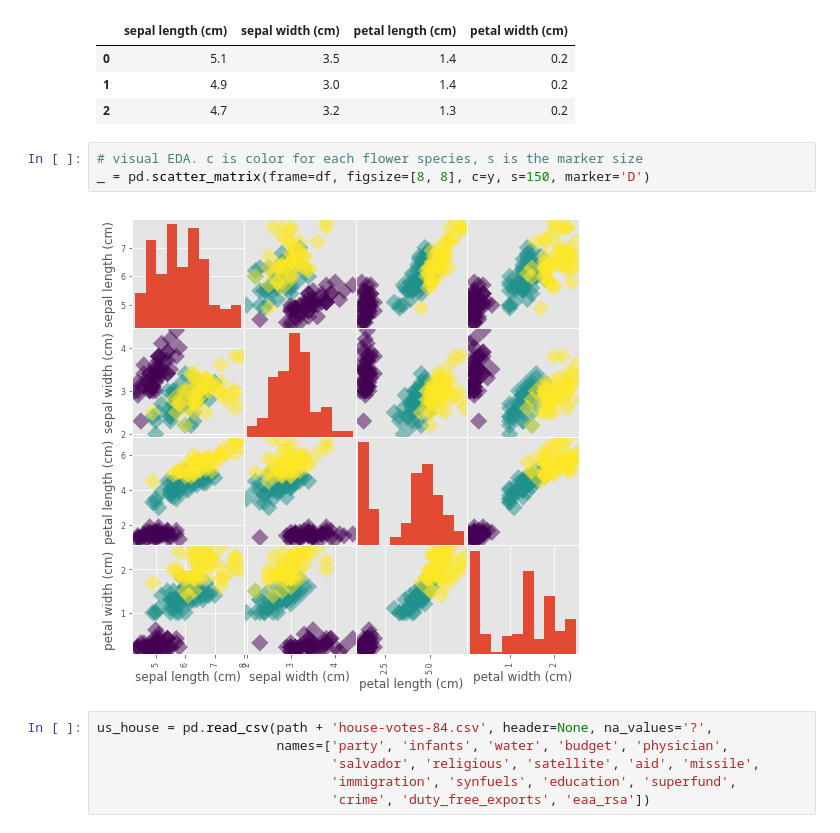
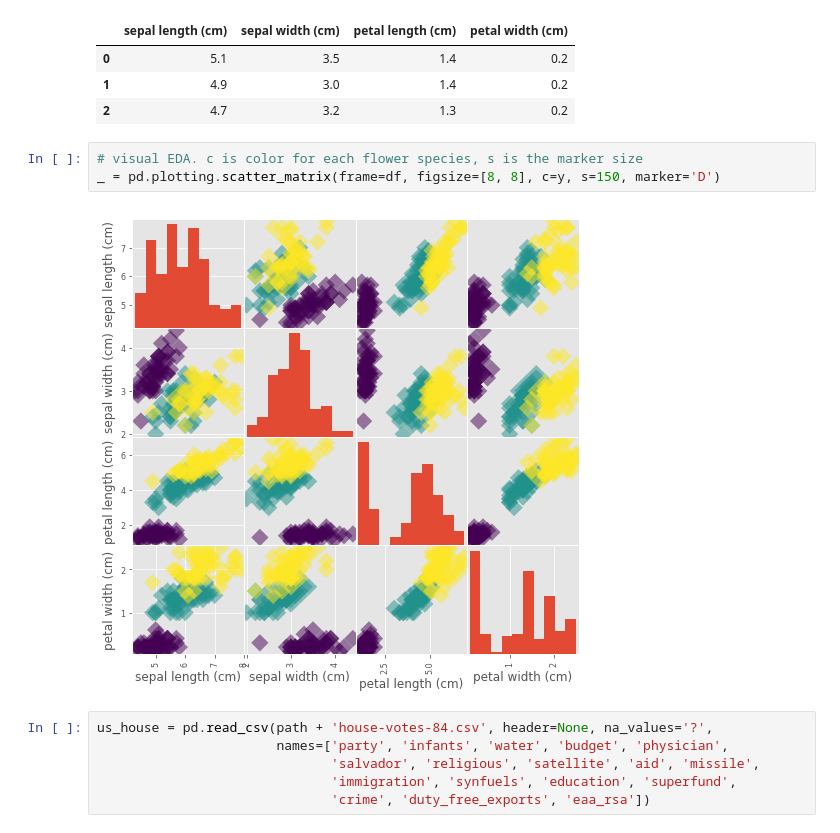
Before and after one commit to ilvesest/python_datacamp, a Jupyter notebook: sklearn_supervised_learning.ipynb, the cells around one changed output. Saved outputs shown, nothing was run; the diff lists cells and outputs as text.

```diff
--- a/sklearn_supervised_learning.ipynb
+++ b/sklearn_supervised_learning.ipynb
@@ -98,9 +100,9 @@ df.head(3)
 | 2 | 4.7 | 3.2 | 1.3 | 0.2 |
 # %%
 # visual EDA. c is color for each flower species, s is the marker size
-_ = pd.scatter_matrix(frame=df, figsize=[8, 8], c=y, s=150, marker='D')
+_ = pd.plotting.scatter_matrix(frame=df, figsize=[8, 8], c=y, s=150, marker='D')
 # %% [output]
-[figure, old version]
+[figure, new version]
 # %%
 us_house = pd.read_csv(path + 'house-votes-84.csv', header=None, na_values='?',
                        names=['party', 'infants', 'water', 'budget', 'physician',
```
Also changed, not shown: parts of 27 cells of this notebook, 17 other files.
